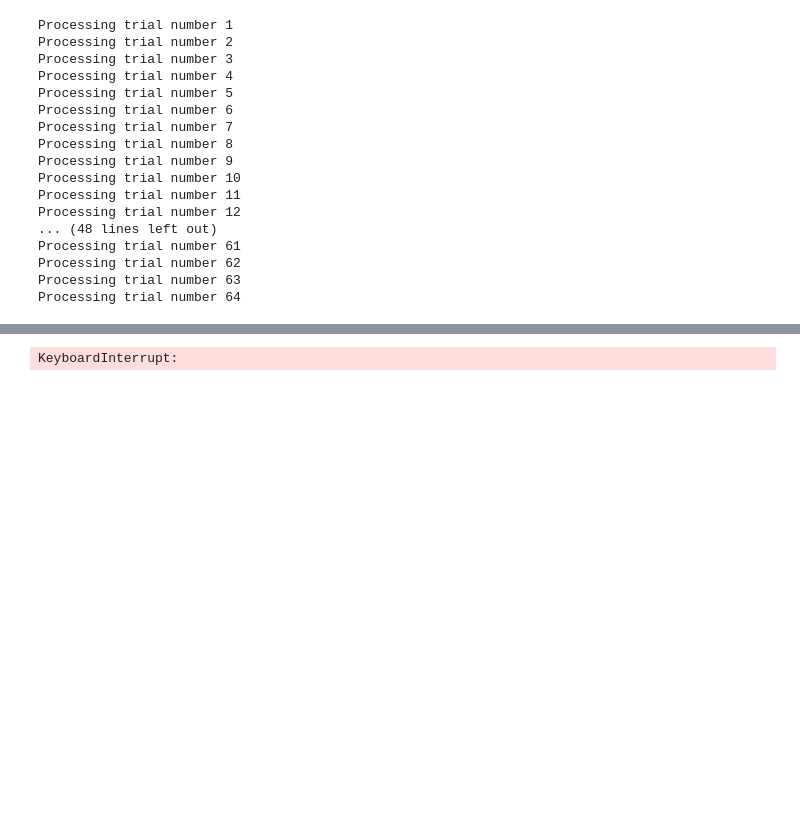
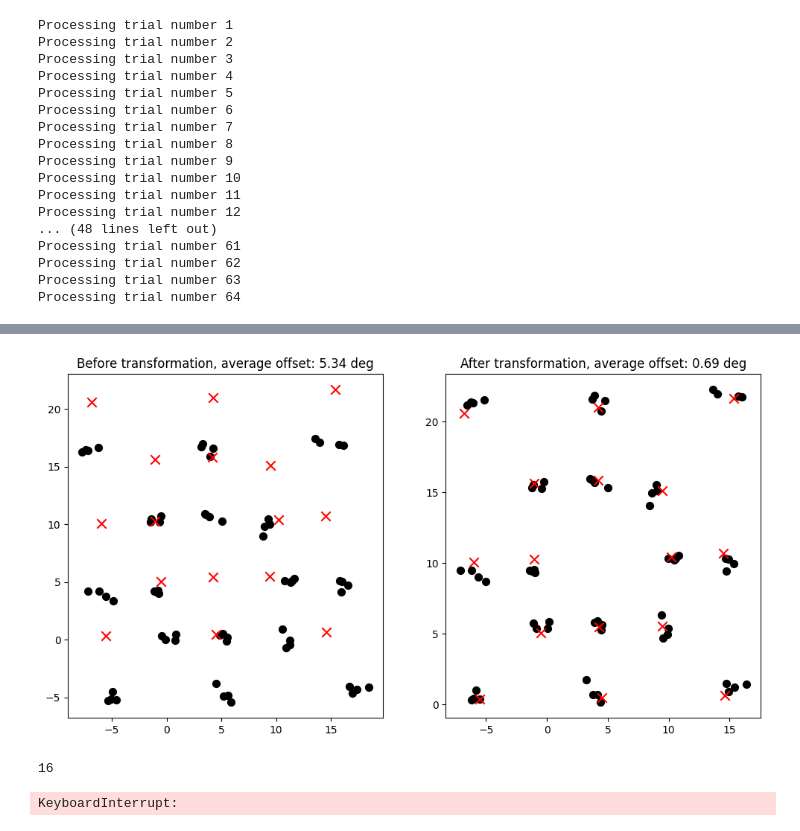
Before and after one commit to jiwonyeon/eyelink_calibration, a Jupyter notebook: jiwon_analysis.ipynb, the cells around one changed output, grey strips where cells are left out. Saved outputs shown, nothing was run; the diff lists cells and outputs as text; code cells hidden in the pictures; blank space fills up the shorter version.

```diff
--- a/jiwon_analysis.ipynb
+++ b/jiwon_analysis.ipynb
@@ -312,3 +337,38 @@ for t in random_trials:
+# %%
+from skimage import transform as tf
+
+# draw the target and fixation positions
+fig, ax = plt.subplots(1,2, figsize=(12, 6))
+
+# get the average offset
+# print(target_fix_df.keys())
+offset = np.sqrt((target_fix_df['target detected x [deg]'].values - target_fix_df['gaze pos x [deg]'].values)**2 + \
+    (target_fix_df['target detected y [deg]'].values - target_fix_df['gaze pos y [deg]'].values)**2)
+
+# draw the gaze positions before
+ax[0].scatter(target_fix_df['gaze pos x [deg]'], target_fix_df['gaze pos y [deg]'], color='black', label='Gaze Fixation', marker='o', s=50)
+ax[0].scatter(cluster_df['x [deg]'], cluster_df['y [deg]'], color='red', label='Cluster Centers', marker='x', s=80)
+ax[0].set_title(f'Before transformation, average offset: {np.nanmean(offset):.2f} deg')
+
+# draw the gaze after affine transformation
+transform_matrix = tf.AffineTransform(matrix=None)
+transform_matrix.estimate(src = target_fix_df[['gaze pos x [deg]', 'gaze pos y [deg]']].to_numpy(),
+                        dst = target_fix_df[['target detected x [deg]', 'target detected y [deg]']].to_numpy())
+transformed_positions = transform_matrix(target_fix_df[['gaze pos x [deg]', 'gaze pos y [deg]']])
+
+offset = np.sqrt((transformed_positions[:,0] - target_fix_df['target detected x [deg]'].values)**2 + \
+    (transformed_positions[:,1] - target_fix_df['target detected y [deg]'].values)**2)
+
+ax[1].scatter(transformed_positions[:,0], transformed_positions[:,1], color='black', label='Gaze Fixation', marker='o', s=50)
+ax[1].scatter(cluster_df['x [deg]'], cluster_df['y [deg]'], color='red', label='Cluster Centers', marker='x', s=80)
+ax[1].set_title(f'After transformation, average offset: {np.nanmean(offset):.2f} deg')
+plt.show()
+# %% [output]
+[figure, added]
+# %%
+len(target_fix_df[['target cluster x [deg]', 'target cluster y [deg]']].drop_duplicates())
+# %% [output]
+16
 # %%
 from sklearn.cluster import DBSCAN
 from sklearn.preprocessing import StandardScaler
```
Also changed, not shown: parts of 2 cells of this notebook, 2 other files.
